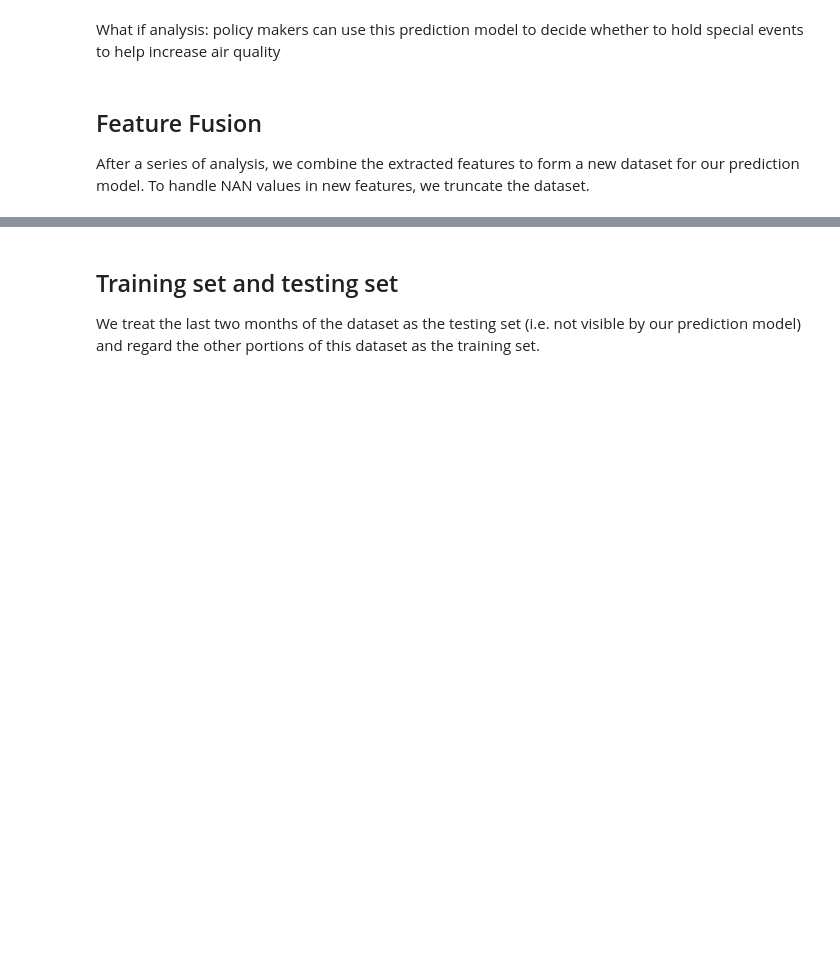
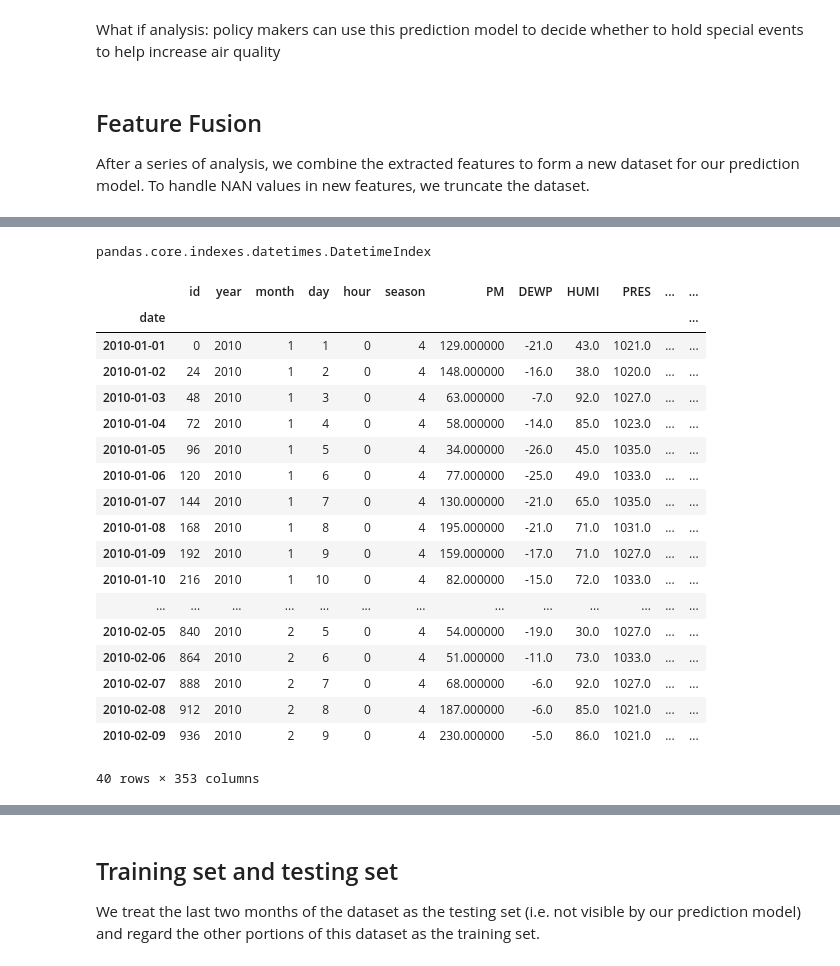
Before and after one commit to TravorLZH/pm25, a Jupyter notebook: pm25_features.ipynb, the cells around one changed output, grey strips where cells are left out. Cells and saved outputs as stored; diff of their text form; code cells hidden in the pictures; blank space fills up the shorter version.

```diff
--- a/pm25_features.ipynb
+++ b/pm25_features.ipynb
@@ -167,0 +202,23 @@ It appears that there is not much information we could extract from the spectrum
+# %%
+# Perform a loop to record Fourier coefficients of previous 4 weeks
+pm_series=data["PM"]
+fft_period=24*7*4
+t=fft_period
+tmax=data.shape[0]
+fft_index=data.loc[(data.id>=fft_period) & (data.id<tmax),"date"]
+
+ncols=np.fft.rfftfreq(fft_period).shape[0]
+
+fft_coeffs_list=[]
+
+for t in range(fft_period,tmax):
+    fft_seg=pm_series[t-fft_period:t]
+    fft_coeffs=abs(np.fft.rfft(fft_seg))
+    fft_coeffs_list.append(list(fft_coeffs))
+
+#def gen_fft_coeffs()
+
+#pm_series.apply(gen_fft_coeffs)
+
+fft_df=pd.DataFrame(fft_coeffs_list,columns=["fft_coeffs_%d" % m for m in range(ncols)])
+fft_df
@@ -167,0 +245,4 @@ It appears that there is not much information we could extract from the spectrum
+# %%
+fft_df["date"]=fft_index
+fft_df.index=pd.DatetimeIndex(fft_df["date"])
+type(fft_df.index)
@@ -273,0 +421,28 @@ After a series of analysis, we combine the extracted features to form a new data
+# %%
+type(fft_df.index)
+# %% [output]
+pandas.core.indexes.datetimes.DatetimeIndex
+# %%
+cdf=pd.concat([data,fft_df],axis=1)
+# %%
+cdf[::24].head(40)
+# %% [output]
+|  | id | year | month | day | hour | season | PM | DEWP | HUMI | PRES | ... | ... |
+| date |  |  |  |  |  |  |  |  |  |  |  | ... |
+| 2010-01-01 | 0 | 2010 | 1 | 1 | 0 | 4 | 129.000000 | -21.0 | 43.0 | 1021.0 | ... | ... |
+| 2010-01-02 | 24 | 2010 | 1 | 2 | 0 | 4 | 148.000000 | -16.0 | 38.0 | 1020.0 | ... | ... |
+| 2010-01-03 | 48 | 2010 | 1 | 3 | 0 | 4 | 63.000000 | -7.0 | 92.0 | 1027.0 | ... | ... |
+| 2010-01-04 | 72 | 2010 | 1 | 4 | 0 | 4 | 58.000000 | -14.0 | 85.0 | 1023.0 | ... | ... |
+| 2010-01-05 | 96 | 2010 | 1 | 5 | 0 | 4 | 34.000000 | -26.0 | 45.0 | 1035.0 | ... | ... |
+| 2010-01-06 | 120 | 2010 | 1 | 6 | 0 | 4 | 77.000000 | -25.0 | 49.0 | 1033.0 | ... | ... |
+| 2010-01-07 | 144 | 2010 | 1 | 7 | 0 | 4 | 130.000000 | -21.0 | 65.0 | 1035.0 | ... | ... |
+| 2010-01-08 | 168 | 2010 | 1 | 8 | 0 | 4 | 195.000000 | -21.0 | 71.0 | 1031.0 | ... | ... |
+| 2010-01-09 | 192 | 2010 | 1 | 9 | 0 | 4 | 159.000000 | -17.0 | 71.0 | 1027.0 | ... | ... |
+| 2010-01-10 | 216 | 2010 | 1 | 10 | 0 | 4 | 82.000000 | -15.0 | 72.0 | 1033.0 | ... | ... |
+| ... | ... | ... | ... | ... | ... | ... | ... | ... | ... | ... | ... | ... |
+| 2010-02-05 | 840 | 2010 | 2 | 5 | 0 | 4 | 54.000000 | -19.0 | 30.0 | 1027.0 | ... | ... |
+| 2010-02-06 | 864 | 2010 | 2 | 6 | 0 | 4 | 51.000000 | -11.0 | 73.0 | 1033.0 | ... | ... |
+| 2010-02-07 | 888 | 2010 | 2 | 7 | 0 | 4 | 68.000000 | -6.0 | 92.0 | 1027.0 | ... | ... |
+| 2010-02-08 | 912 | 2010 | 2 | 8 | 0 | 4 | 187.000000 | -6.0 | 85.0 | 1021.0 | ... | ... |
+| 2010-02-09 | 936 | 2010 | 2 | 9 | 0 | 4 | 230.000000 | -5.0 | 86.0 | 1021.0 | ... | ... |
+40 rows × 353 columns
```
Also changed, not shown: parts of 31 cells of this notebook, 1 other file.
